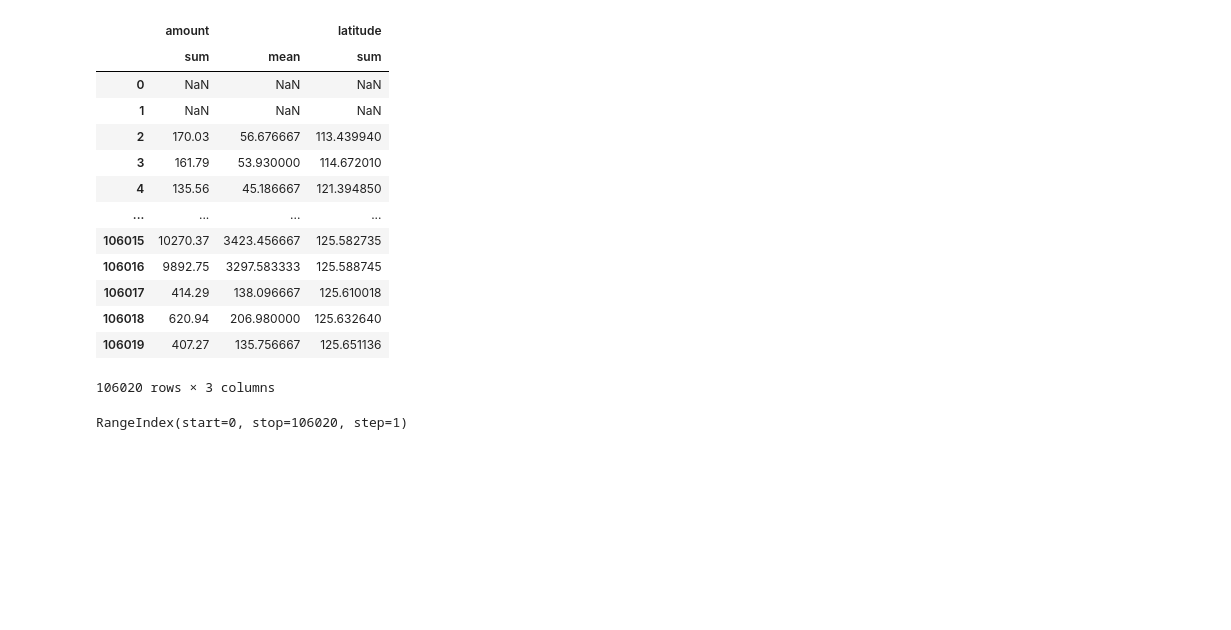
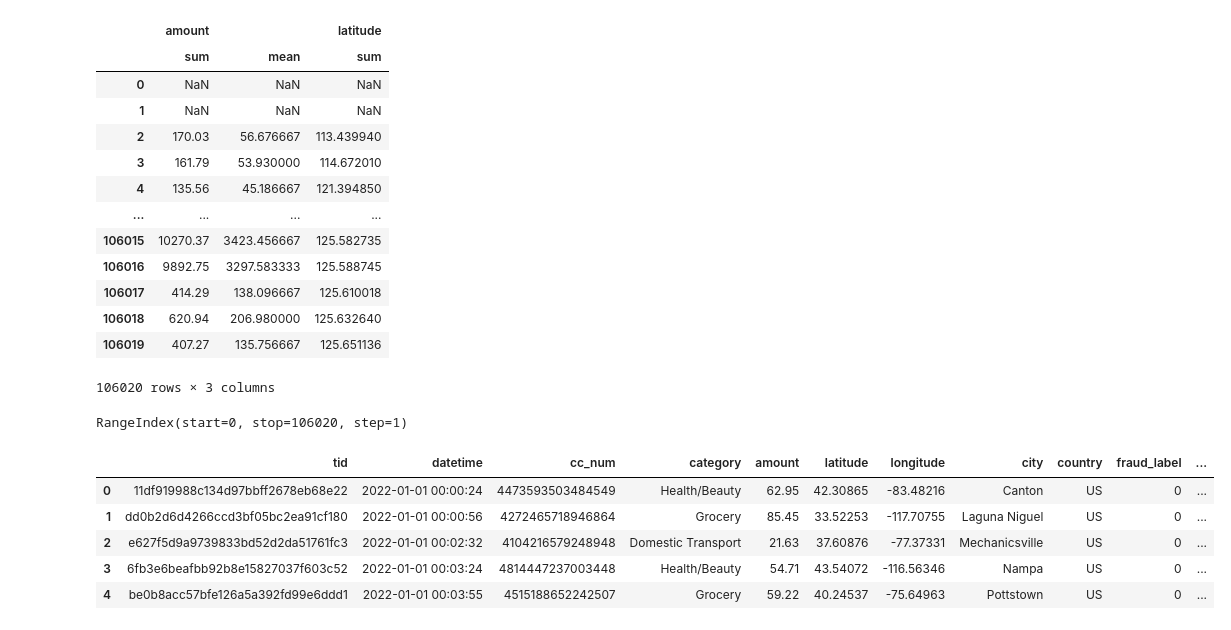
Before and after one commit to Chukwukwadorom/SafeSwipe, a Jupyter notebook: safeswipe/notebooks/roughbook.ipynb, the cells around one changed output. Cells and saved outputs as stored; diff of their text form; code cells hidden in the pictures; blank space fills up the shorter version.

```diff
--- a/safeswipe/notebooks/roughbook.ipynb
+++ b/safeswipe/notebooks/roughbook.ipynb
@@ -193,0 +202,9 @@ def data_ingestion():
+# %%
+trans_df.head()
+# %% [output]
+|  | tid | datetime | cc_num | category | amount | latitude | longitude | city | country | fraud_label | ... |
+| 0 | 11df919988c134d97bbff2678eb68e22 | 2022-01-01 00:00:24 | 4473593503484549 | Health/Beauty | 62.95 | 42.30865 | -83.48216 | Canton | US | 0 | ... |
+| 1 | dd0b2d6d4266ccd3bf05bc2ea91cf180 | 2022-01-01 00:00:56 | 4272465718946864 | Grocery | 85.45 | 33.52253 | -117.70755 | Laguna Niguel | US | 0 | ... |
+| 2 | e627f5d9a9739833bd52d2da51761fc3 | 2022-01-01 00:02:32 | 4104216579248948 | Domestic Transport | 21.63 | 37.60876 | -77.37331 | Mechanicsville | US | 0 | ... |
+| 3 | 6fb3e6beafbb92b8e15827037f603c52 | 2022-01-01 00:03:24 | 4814447237003448 | Health/Beauty | 54.71 | 43.54072 | -116.56346 | Nampa | US | 0 | ... |
+| 4 | be0b8acc57bfe126a5a392fd99e6ddd1 | 2022-01-01 00:03:55 | 4515188652242507 | Grocery | 59.22 | 40.24537 | -75.64963 | Pottstown | US | 0 | ... |
```
Also changed, not shown: parts of 7 cells of this notebook, 1 other file.
